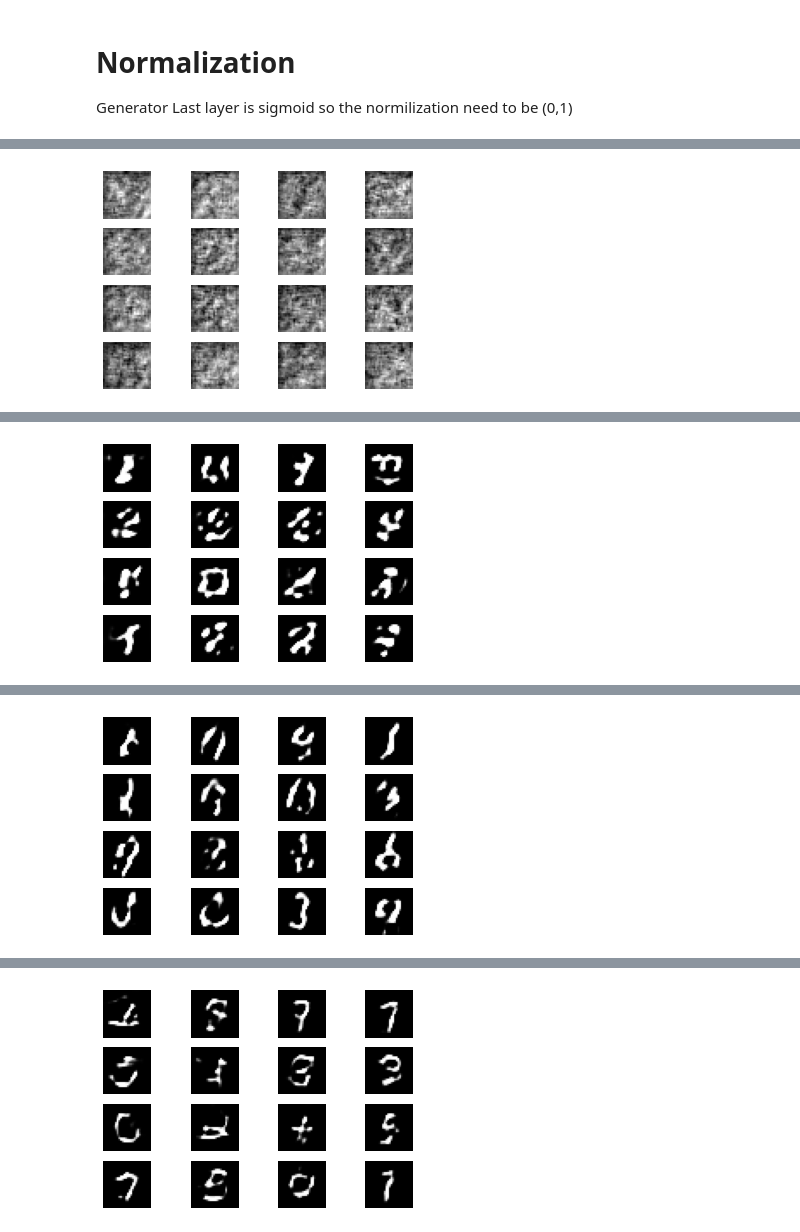
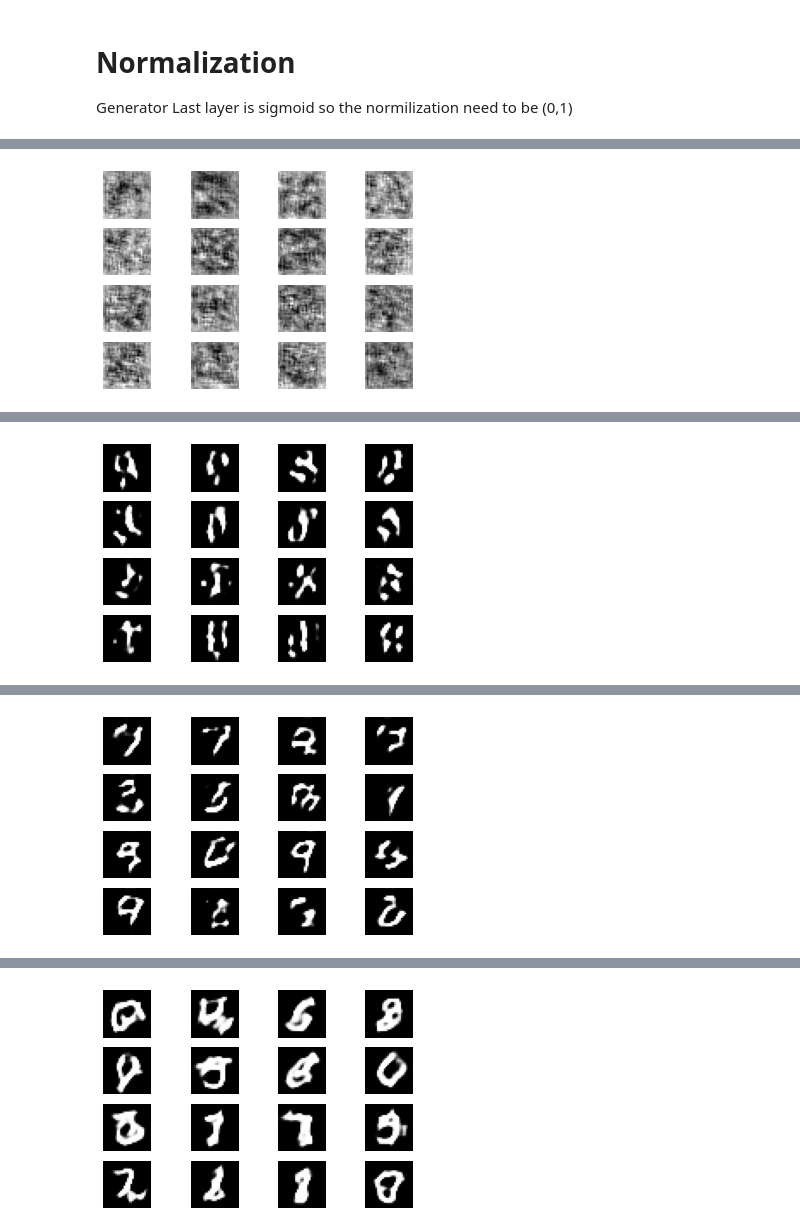
Before and after one commit to appersaravanan/Semeter-2-Assignment-1, a Jupyter notebook: GAN.ipynb, the cells around one changed output, grey strips where cells are left out. Drawn from its saved outputs; the diff is of its cells as text; code cells hidden in the pictures.

```diff
--- a/GAN.ipynb
+++ b/GAN.ipynb
@@ -104,11 +101,15 @@ Downloading data from https://storage.googleapis.com/tensorflow/tf-keras-dataset
 # Normalization
 Generator Last layer is sigmoid so the normilization need to be (0,1)
 # %%
-#print(x_train.min() , x_train.max())
+batch_size=256
+print(x_train.min() , x_train.max())
 x_train = x_train- x_train.min() / x_train.max()- x_train.min()
 x_train =x_train/255
-#print(x_train.min() , x_train.max())
+print(x_train.min() , x_train.max())
 
 x_train = np.expand_dims(x_train, axis=3)
 
 half_batch = int(batch_size / 2)
+real_1_labels,fake_0_lables =np.ones((half_batch, 1)),np.zeros((half_batch, 1) )
+real_1_labels_9 = real_1_labels * 0.9
+print(real_1_labels)
@@ -115,20 +134,28 @@ half_batch = int(batch_size / 2)
 # %%
 
 def train(epochs, batch_size=128, save_interval=50):
-
+    alter=0;
     for epoch in range(epochs):
         idx = np.random.randint(0, x_train.shape[0], half_batch)
         imgs = x_train[idx]
         noise = np.random.normal(0, 1, (half_batch, 100))
         gen_imgs = generator.predict(noise)
-        d_loss_real = discriminator.train_on_batch(imgs, np.ones((half_batch, 1)))
-        d_loss_fake = discriminator.train_on_batch(gen_imgs, np.zeros((half_batch, 1)))
-        d_loss = d_loss_real +  d_loss_fake
+        discriminator.trainable=True
+        d_loss_real = discriminator.train_on_batch(imgs, real_1_labels if alter ==0  else real_1_labels_9)
+        if alter==0:
+           alter=1
+        else:
+           alter=0
+        d_loss_fake = discriminator.train_on_batch(gen_imgs, fake_0_lables )
+        d_loss = np.add(d_loss_real, d_loss_fake) *0.5
+
+       # print(""+str(d_loss_real) +"="+ str(d_loss_fake)+ "= "+str(d_loss))
         noise = np.random.normal(0, 1, (batch_size, 100))
-        valid_y = np.array([1] * batch_size) #Creates an array of all ones of size=batch size
+        valid_y = np.array([1] * batch_size)
+        discriminator.trainable=False
         g_loss = combined.train_on_batch(noise, valid_y)
         graph_data.append((d_loss[0], g_loss))
-        # If at save interval => save generated image samples
+
         if epoch % save_interval == 0 or (epoch == epochs or  epoch == epochs-1) :
             print ("%d [D loss: %f, acc.: %.2f%%] [G loss: %f]" % (epoch, d_loss[0], 100*d_loss[1], g_loss))
             save_imgs(epoch)
@@ -156,20 +183,14 @@ def save_imgs(epoch):
 # %%
 discriminator = def_discriminator()
 optimizer = Adam(0.0001)
-discriminator.compile(loss='binary_crossentropy',
-    optimizer=optimizer,
-    metrics=['accuracy'])
-
-
+discriminator.compile(loss='binary_crossentropy',optimizer=optimizer,metrics=['accuracy'])
 generator = def_generator()
-# generator.compile(loss='binary_crossentropy', optimizer=optimizer)
-
 z = Input(shape=(100,))
 img = generator(z)
 
 discriminator.trainable = False
 
-valid = discriminator(img)  #Validity check on the generated image
+valid = discriminator(img)
 
 
 
@@ -177,5 +198,5 @@ combined = Model(z, valid)
 combined.compile(loss='binary_crossentropy', optimizer=optimizer)
 
 graph_data=[]
-train(epochs=15000, batch_size=64, save_interval=1000)
+train(epochs=20000, batch_size=64, save_interval=1000)
 # %% [output]
@@ -183 +204 @@ train(epochs=15000, batch_size=64, save_interval=1000)
-[figure, old version]
+[figure, new version]
@@ -185 +206 @@ train(epochs=15000, batch_size=64, save_interval=1000)
-[figure, old version]
+[figure, new version]
@@ -187 +208 @@ train(epochs=15000, batch_size=64, save_interval=1000)
-[figure, old version]
+[figure, new version]
@@ -189 +210 @@ train(epochs=15000, batch_size=64, save_interval=1000)
-[figure, old version]
+[figure, new version]
```
Also changed, not shown: parts of 8 cells of this notebook.
